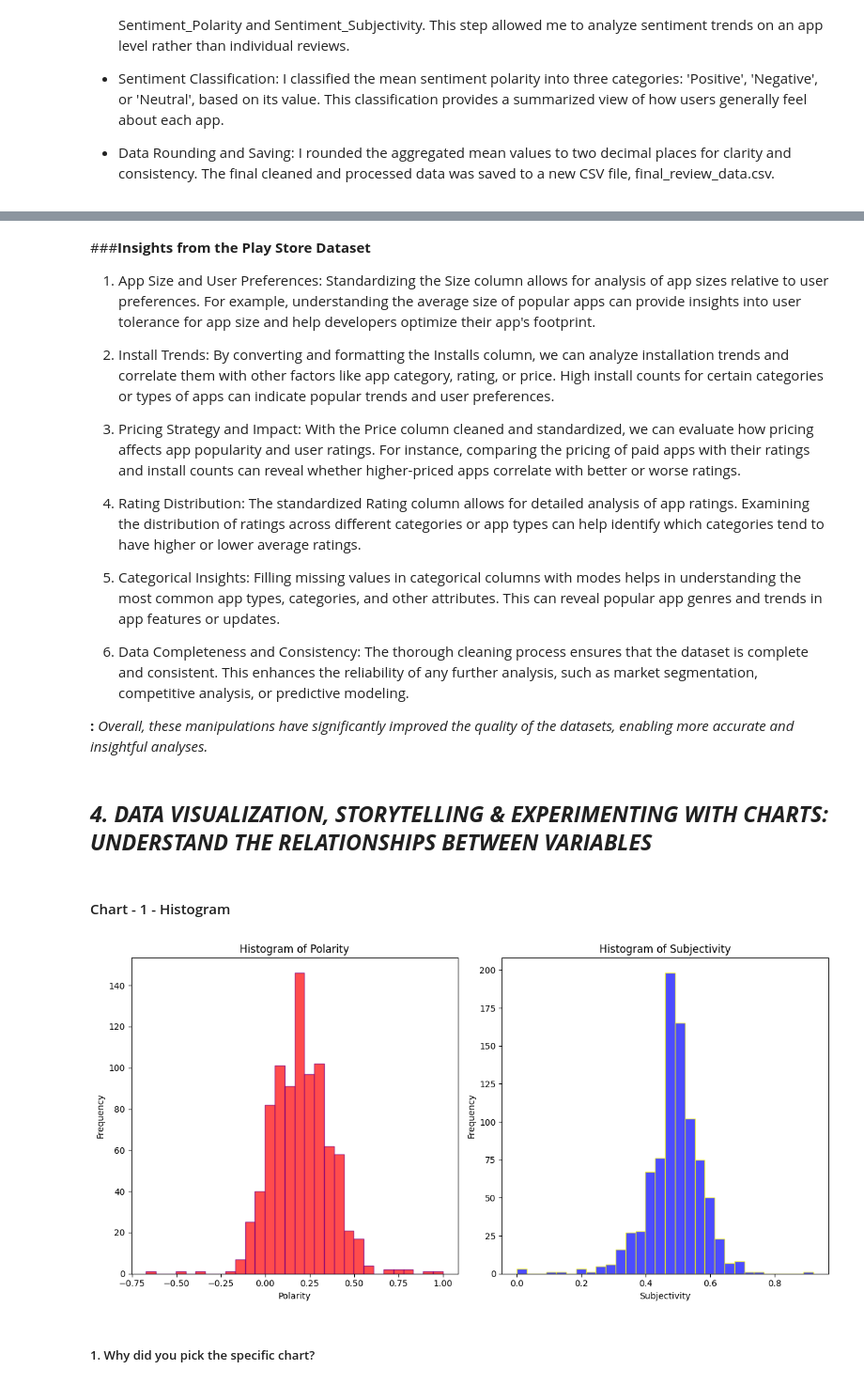
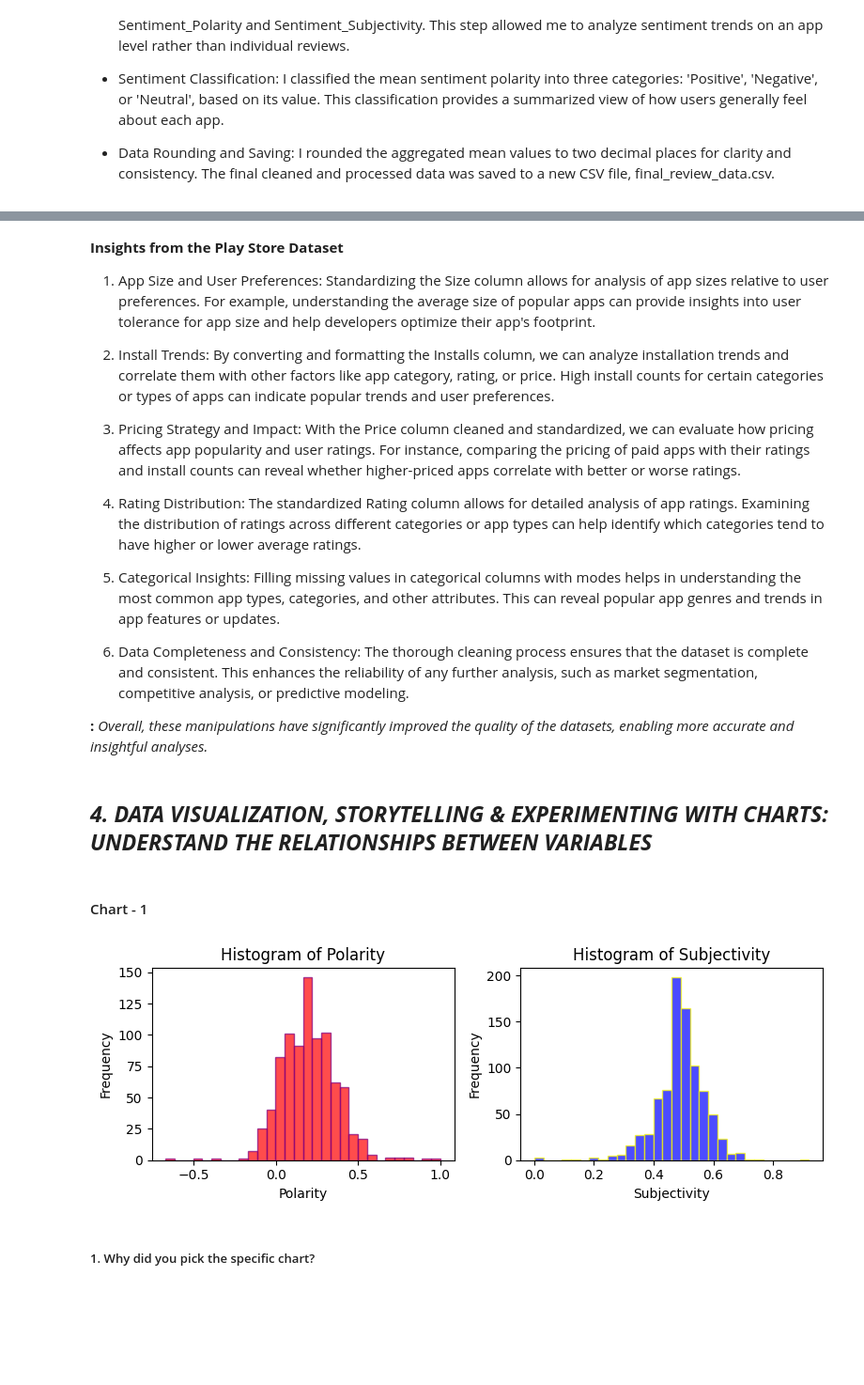
Before and after one commit to kush-agra-soni/3_play_store_eda, a Jupyter notebook: main.ipynb, the cells around one changed output, grey strips where cells are left out. Shown at 94% size. Saved outputs shown, nothing was run; the diff lists cells and outputs as text; code cells hidden in the pictures; blank space fills up the shorter version.

```diff
--- a/main.ipynb
+++ b/main.ipynb
@@ -864,7 +876,7 @@ DATING                234.0  4.01  0.58  1.0  3.90  4.20  4.2  5.0
 3. Sentiment Trends: Mean sentiment polarity and subjectivity offer a quantitative measure of overall user sentiment. Analyzing these metrics over time or across different apps can reveal patterns or shifts in user sentiment, helping to track the impact of updates or changes.
 # %% [markdown]
 
-###**Insights from the Play Store Dataset**
+**Insights from the Play Store Dataset**
 
 1. App Size and User Preferences: Standardizing the Size column allows for analysis of app sizes relative to user preferences. For example, understanding the average size of popular apps can provide insights into user tolerance for app size and help developers optimize their app's footprint.
 
@@ -882,33 +894,33 @@ DATING                234.0  4.01  0.58  1.0  3.90  4.20  4.2  5.0
 # %% [markdown]
 ## ***4. DATA VISUALIZATION, STORYTELLING & EXPERIMENTING WITH CHARTS: UNDERSTAND THE RELATIONSHIPS BETWEEN VARIABLES***
 # %% [markdown]
-#### Chart - 1 - Histogram
+#### Chart - 1
 # %%
 # Chart - 1 visualization code
 # In practice, you will use the original dataset again for plotting
 df = pd.read_csv('final_review_data.csv')
 
 # Histogram for Polarity and Subjectivity
-plt.figure(figsize=(12, 6))
+plt.figure(figsize=(8, 3))
 
 # Histogram for Polarity
 plt.subplot(1, 2, 1)
 plt.hist(df['Polarity'], bins=30, edgecolor='purple', alpha=0.7, color="red")
 plt.title('Histogram of Polarity')
 plt.xlabel('Polarity')
 plt.ylabel('Frequency')
 
 # Histogram for Subjectivity
 plt.subplot(1, 2, 2)
 plt.hist(df['Subjectivity'], bins=30, edgecolor='yellow', alpha=0.7, color="blue")
 plt.title('Histogram of Subjectivity')
 plt.xlabel('Subjectivity')
 plt.ylabel('Frequency')
 
 plt.tight_layout()
 plt.show()
 # %% [output]
-[figure, old version]
+[figure, new version]
 # %% [markdown]
 ##### 1. Why did you pick the specific chart?
 # %% [markdown]
```
Also changed, not shown: parts of 49 cells of this notebook.
